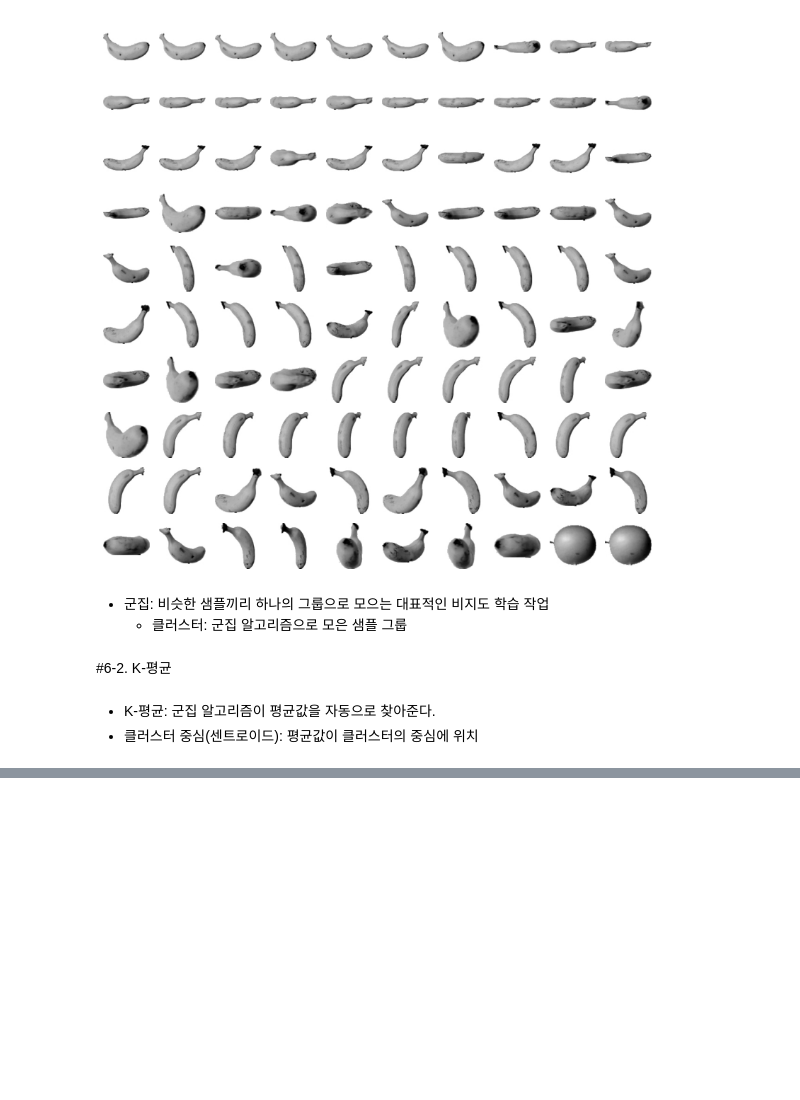
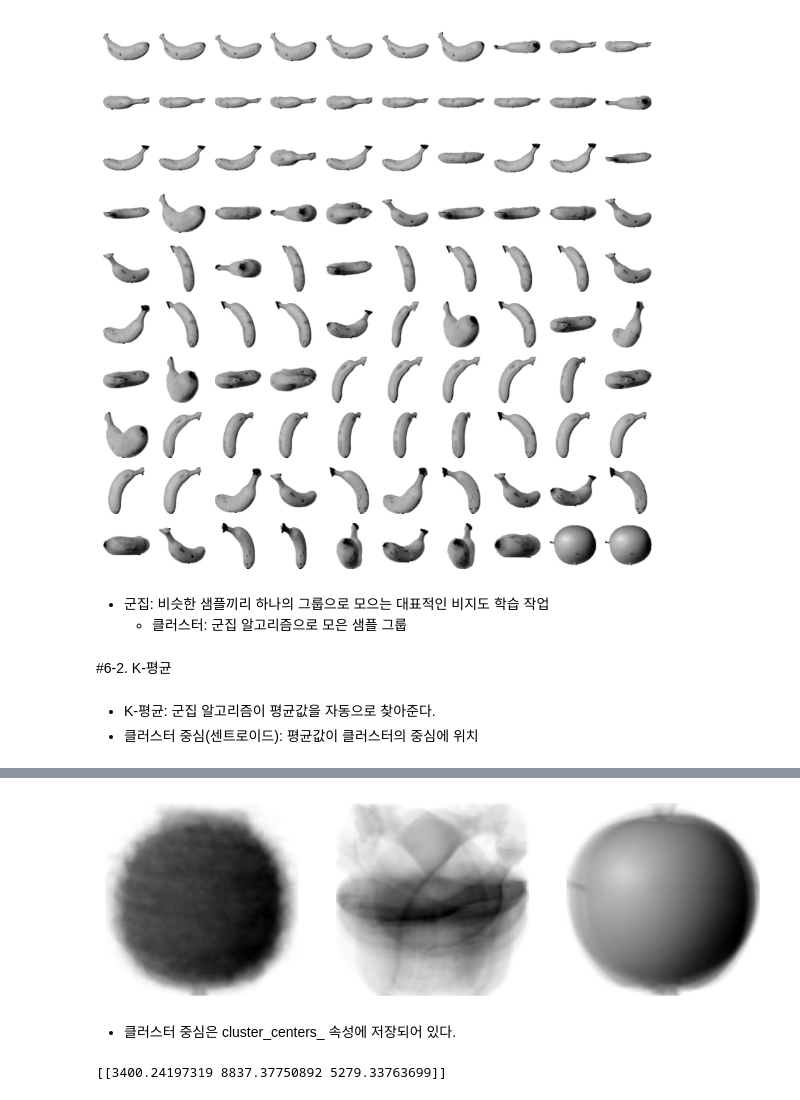
Before and after one commit to tndus628/-, a Jupyter notebook: 6. 비지도 학습.ipynb, the cells around one changed output, grey strips where cells are left out. Cells and saved outputs as stored; diff of their text form; code cells hidden in the pictures; blank space fills up the shorter version.

```diff
--- a/6. 비지도 학습.ipynb
+++ b/6. 비지도 학습.ipynb
@@ -197,0 +283,10 @@ plt.show()
+# %%
+draw_fruits(km.cluster_centers_.reshape(-1,100,100), ratio=3)
+# %% [output]
+[figure, added]
+# %% [markdown]
+- 클러스터 중심은 cluster_centers_ 속성에 저장되어 있다.
+# %%
+ print(km.transform(fruits_2d[100:101])) #transform(): 클러스터 중심까지 거리로 변환
+# %% [output]
+[[3400.24197319 8837.37750892 5279.33763699]]
```
Also changed, not shown: parts of 12 cells of this notebook.
